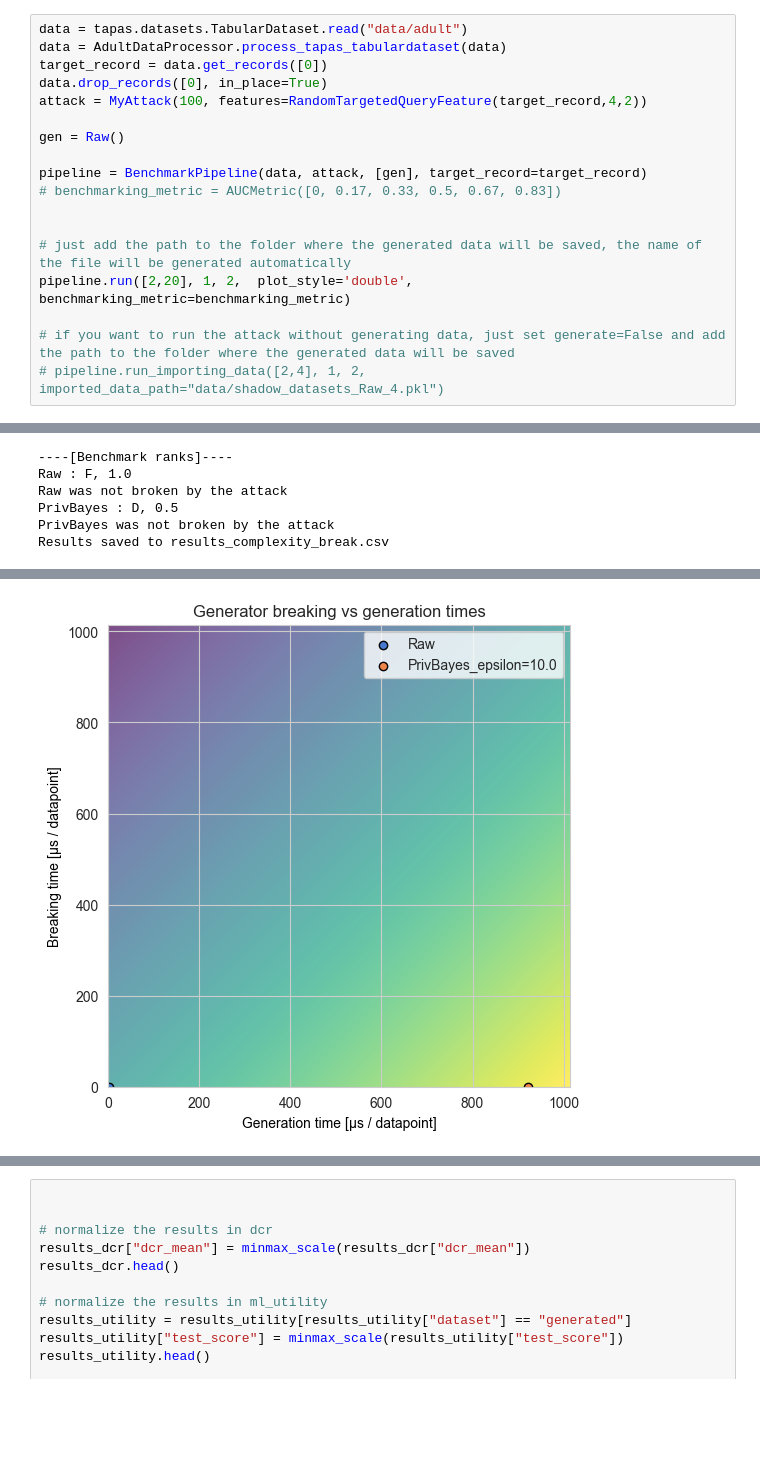
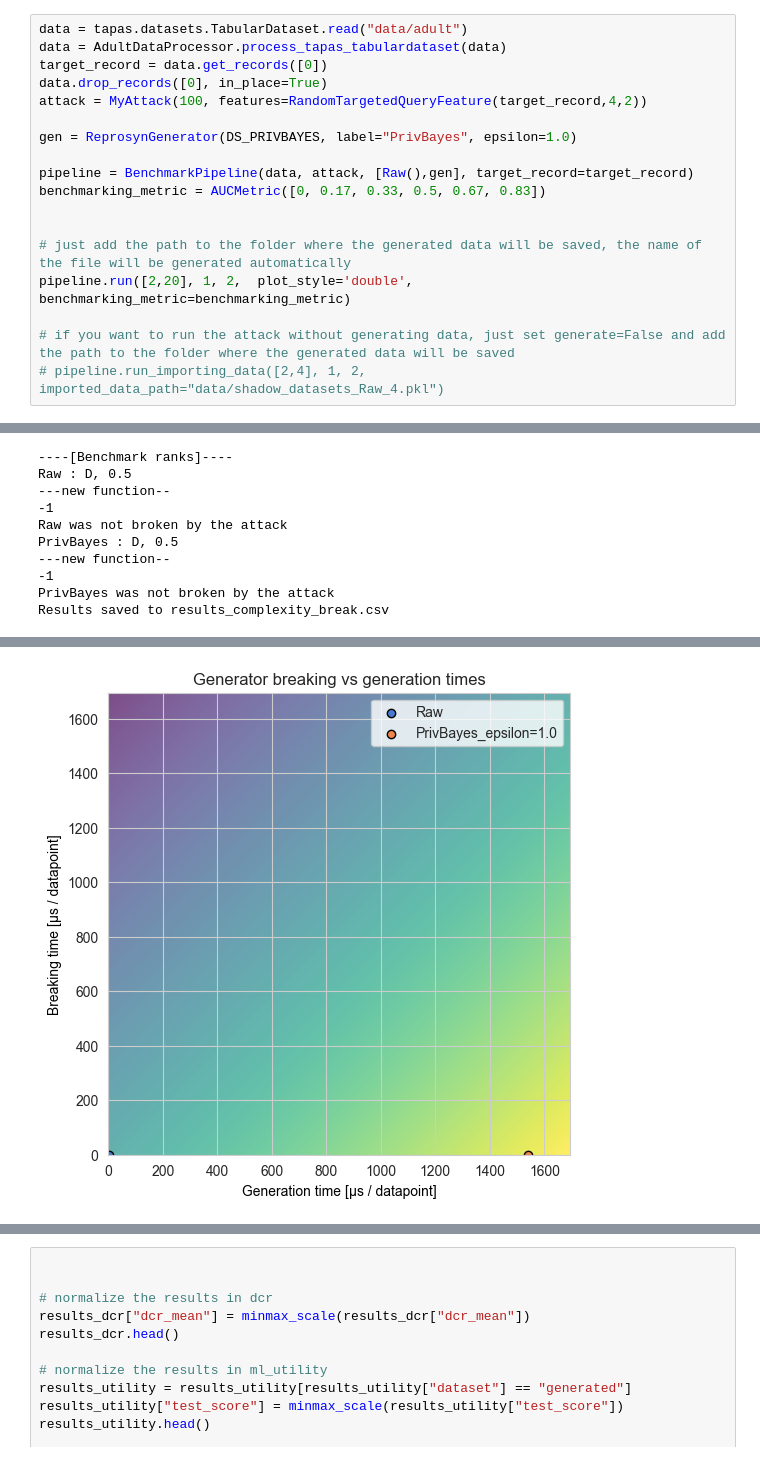
Before and after one commit to ArthGV/Benchmarking-of-Tabular-Synthetic-Data-Generation, a Jupyter notebook: privacy/run_pipeline.ipynb, the cells around one changed output, grey strips where cells are left out. Cells and saved outputs as stored; diff of their text form; blank space fills up the shorter version.

```diff
--- a/privacy/run_pipeline.ipynb
+++ b/privacy/run_pipeline.ipynb
@@ -15,10 +20,10 @@ target_record = data.get_records([0])
 data.drop_records([0], in_place=True)
 attack = MyAttack(100, features=RandomTargetedQueryFeature(target_record,4,2))
 
-gen = Raw()
+gen = ReprosynGenerator(DS_PRIVBAYES, label="PrivBayes", epsilon=1.0)
 
-pipeline = BenchmarkPipeline(data, attack, [gen], target_record=target_record)
-# benchmarking_metric = AUCMetric([0, 0.17, 0.33, 0.5, 0.67, 0.83])
+pipeline = BenchmarkPipeline(data, attack, [Raw(),gen], target_record=target_record)
+benchmarking_metric = AUCMetric([0, 0.17, 0.33, 0.5, 0.67, 0.83])
 
 
 # just add the path to the folder where the generated data will be saved, the name of the file will be generated automatically
@@ -43,6 +48,10 @@ COMPLEXITY:  20
 ----[Benchmark ranks]----
-Raw : F, 1.0
+Raw : D, 0.5
+---new function--
+-1
 Raw was not broken by the attack
 PrivBayes : D, 0.5
+---new function--
+-1
 PrivBayes was not broken by the attack
 Results saved to results_complexity_break.csv
@@ -50,2 +59,2 @@ Results saved to results_complexity_break.csv
-[figure, old version]
+[figure, new version]
 # %%
```
Also changed, not shown: parts of 6 cells of this notebook, 1 other file.
